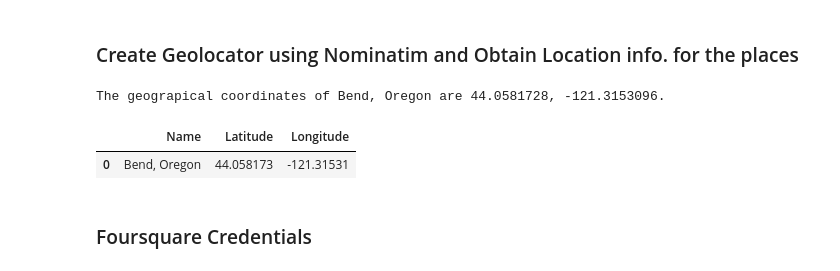
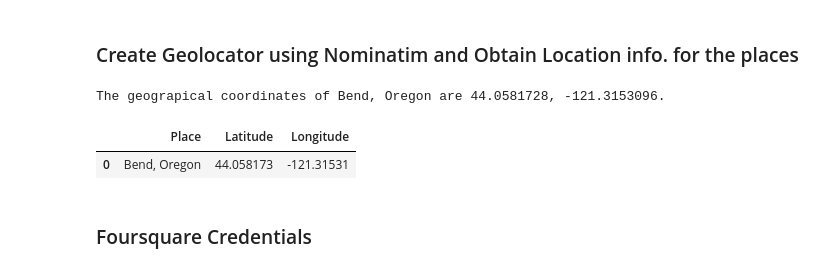
Before and after one commit to kgraghav/Location_Finder, a Jupyter notebook: location_analysis.ipynb, the cells around one changed output. Saved outputs shown, nothing was run; the diff lists cells and outputs as text; code cells hidden in the pictures.

```diff
--- a/location_analysis.ipynb
+++ b/location_analysis.ipynb
@@ -218,10 +218,10 @@ for place in places:
 # %% [output]
 The geograpical coordinates of Bend, Oregon are 44.0581728, -121.3153096.
 # %%
-df_loc=pd.DataFrame({'Name': places,'Latitude': lat, 'Longitude':long})
+df_loc=pd.DataFrame({'Place': places,'Latitude': lat, 'Longitude':long})
 df_loc
 # %% [output]
-|  | Name | Latitude | Longitude |
+|  | Place | Latitude | Longitude |
 | 0 | Bend, Oregon | 44.058173 | -121.31531 |
 # %% [markdown]
 ### Foursquare Credentials
```
Also changed, not shown: parts of 24 cells of this notebook.
